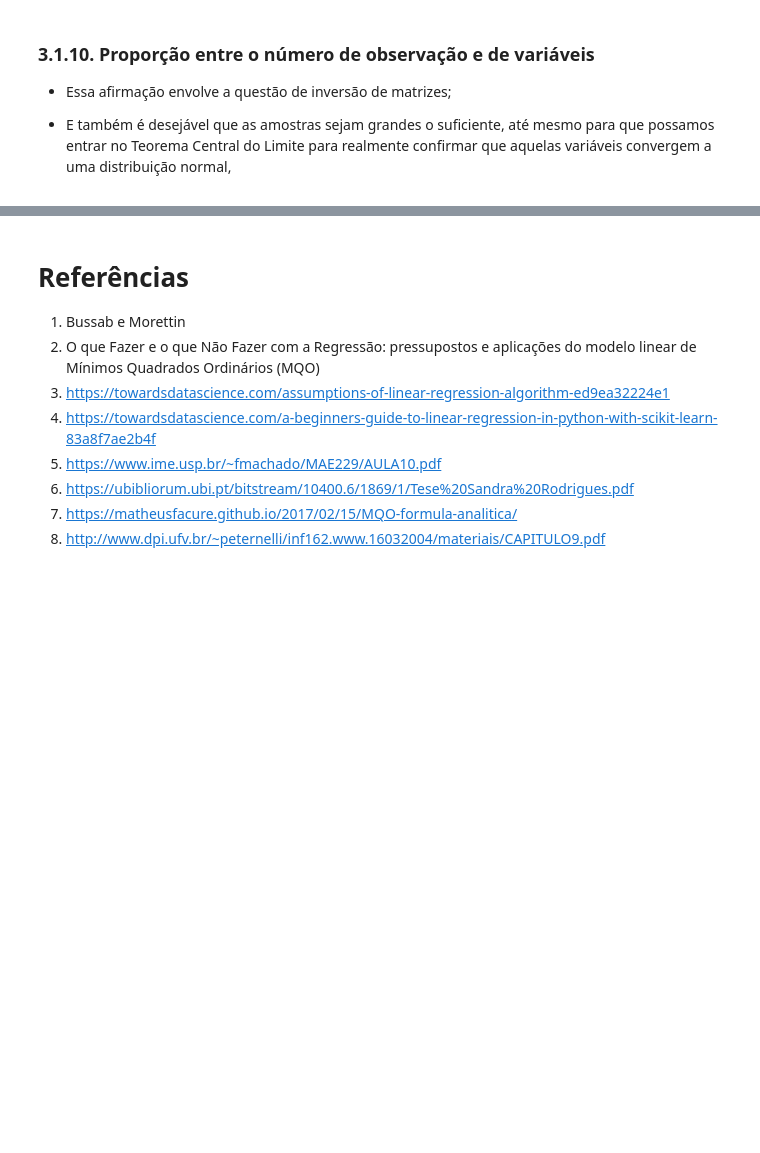
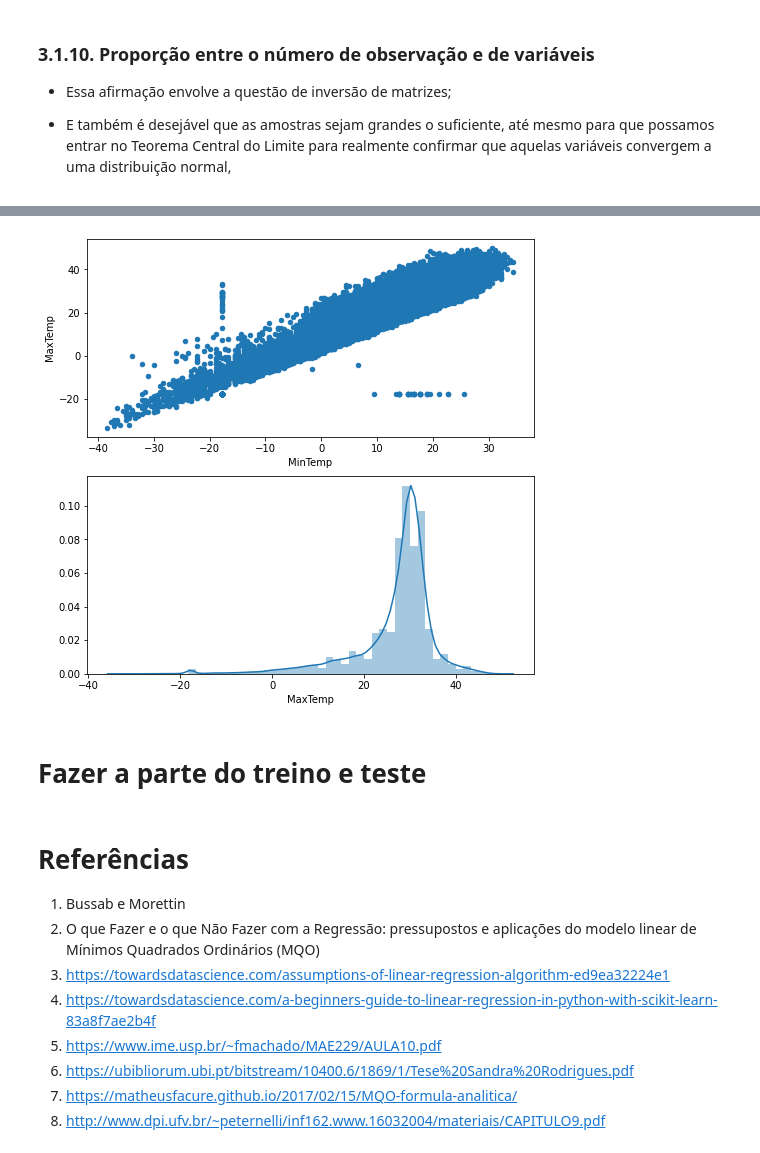
Before and after one commit to barbosarafael/DS_Avancado, a Jupyter notebook: 01Reg_Linear/Not_RegLinear.ipynb, the cells around one changed output, grey strips where cells are left out. Saved outputs shown, nothing was run; the diff lists cells and outputs as text; code cells hidden in the pictures; blank space fills up the shorter version.

```diff
--- a/01Reg_Linear/Not_RegLinear.ipynb
+++ b/01Reg_Linear/Not_RegLinear.ipynb
@@ -252,0 +298,6 @@ $$ \epsilon =  Y_i - \beta_0 + \sum^{n}_{i = 1}\beta_i X_i $$
+# %%
+dados = pd.read_csv(filepath_or_buffer = "data/Summary of Weather.csv", low_memory = False)
+
+dados = dados[["MaxTemp", "MinTemp"]]
+
+dados.head()
@@ -253,3 +324,14 @@ $$ \epsilon =  Y_i - \beta_0 + \sum^{n}_{i = 1}\beta_i X_i $$
+# %%
+f, axes = plt.subplots(2, 1, figsize = (8, 8))
+
+dados.plot(x = "MinTemp", y = "MaxTemp", kind = "scatter", ax = axes[0])
+sns.distplot(a = dados["MaxTemp"], ax = axes[1])
+
+plt.show()
+# %% [output]
+[figure, added]
+# %% [markdown]
+# Fazer a parte do treino e teste
 # %% [markdown]
 # Referências
 
```
Also changed, not shown: parts of 10 cells of this notebook, 3 other files.
